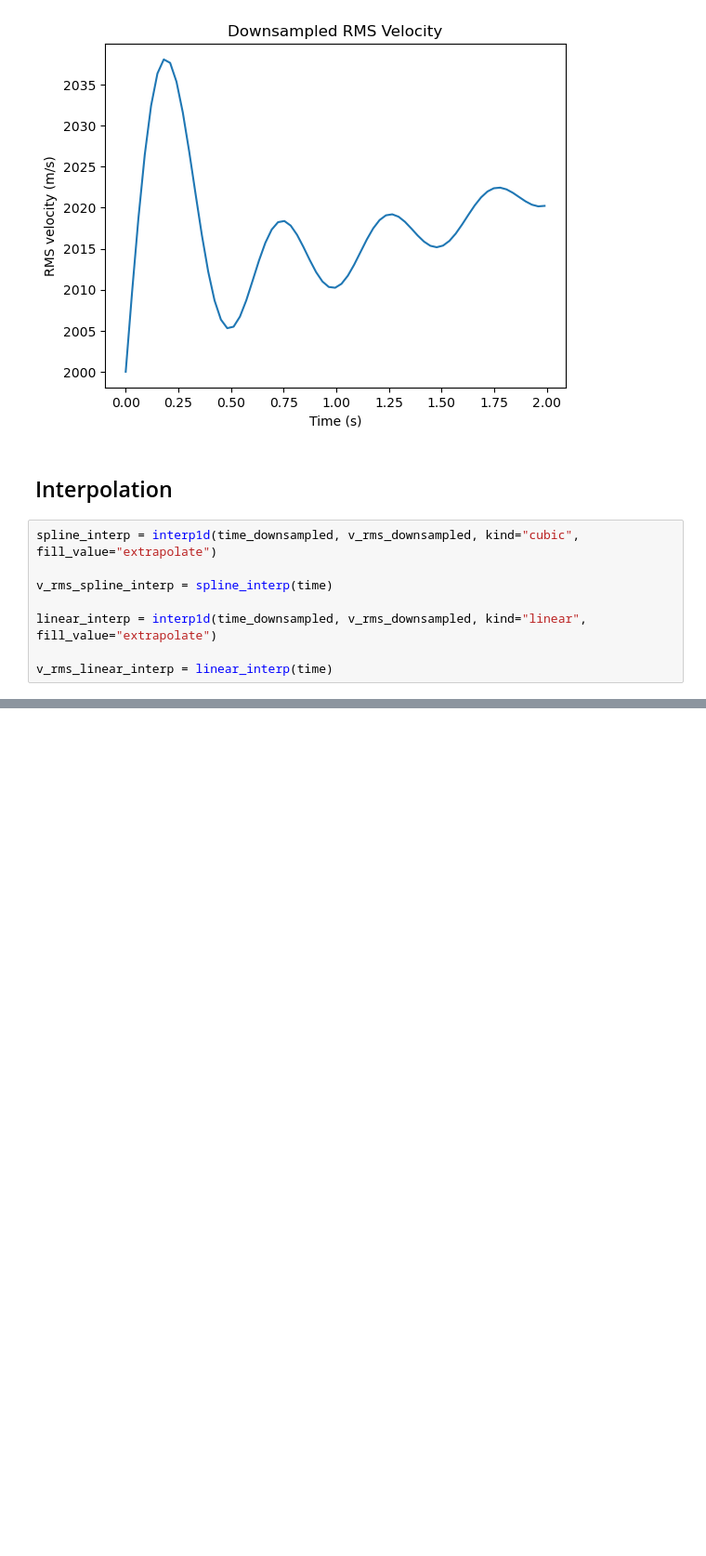
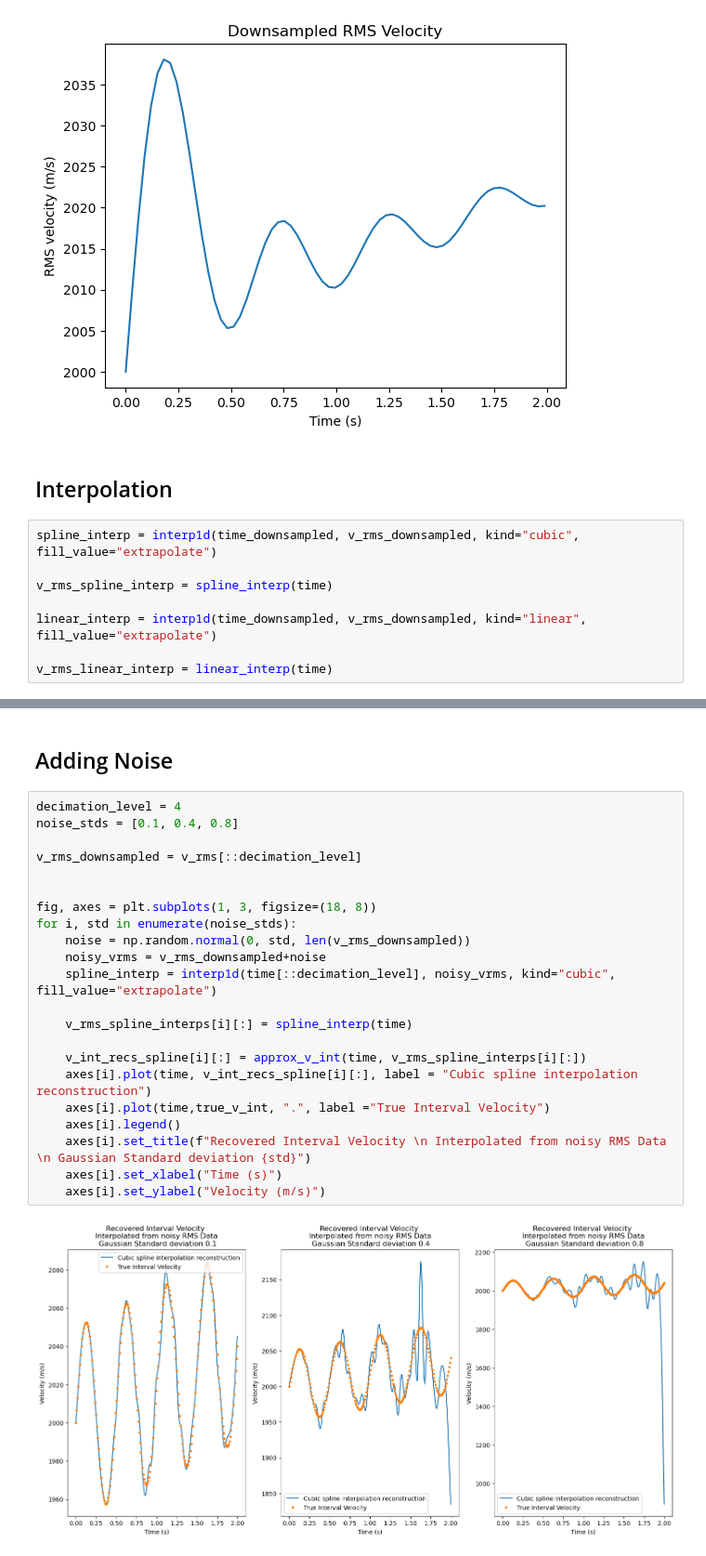
Before and after one commit to ian-ha/eosc454-a2, a Jupyter notebook: assignment2.ipynb, the cells around one changed output, grey strips where cells are left out. Shown at 93% size. Saved outputs shown, nothing was run; the diff lists cells and outputs as text; blank space fills up the shorter version.

```diff
--- a/assignment2.ipynb
+++ b/assignment2.ipynb
@@ -204,0 +212,26 @@ for i, decimation_level in enumerate(decimation_levels):
+# %% [markdown]
+## Adding Noise
+# %%
+decimation_level = 4
+noise_stds = [0.1, 0.4, 0.8]
+
+v_rms_downsampled = v_rms[::decimation_level]
+
+
+fig, axes = plt.subplots(1, 3, figsize=(18, 8))
+for i, std in enumerate(noise_stds):
+    noise = np.random.normal(0, std, len(v_rms_downsampled))
+    noisy_vrms = v_rms_downsampled+noise
+    spline_interp = interp1d(time[::decimation_level], noisy_vrms, kind="cubic", fill_value="extrapolate")
+
+    v_rms_spline_interps[i][:] = spline_interp(time)
+
+    v_int_recs_spline[i][:] = approx_v_int(time, v_rms_spline_interps[i][:])
+    axes[i].plot(time, v_int_recs_spline[i][:], label = "Cubic spline interpolation reconstruction")
+    axes[i].plot(time,true_v_int, ".", label ="True Interval Velocity")
+    axes[i].legend()
+    axes[i].set_title(f"Recovered Interval Velocity \n Interpolated from noisy RMS Data \n Gaussian Standard deviation {std}")
+    axes[i].set_xlabel("Time (s)")
+    axes[i].set_ylabel("Velocity (m/s)")
+# %% [output]
+[figure, added]
```
Also changed, not shown: parts of 6 cells of this notebook, 2 other files.
